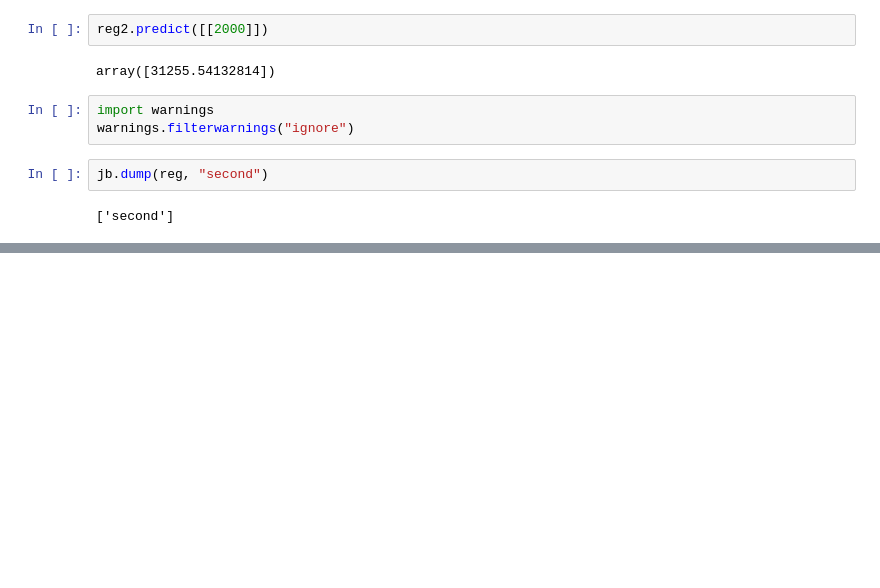
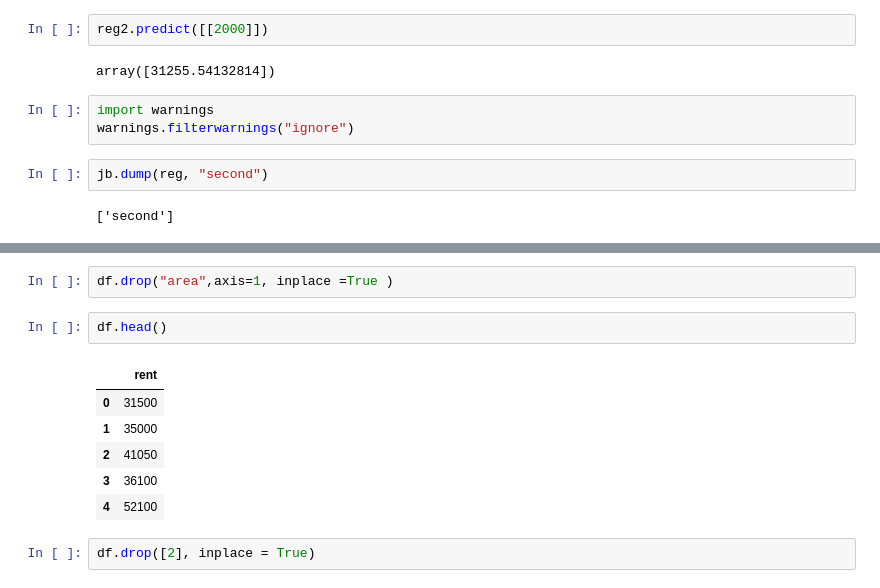
Before and after one commit to jarinraya02/Machine_Learning_Course, a Jupyter notebook: Class 1/Practice1.ipynb, the cells around one changed output, grey strips where cells are left out. Drawn from its saved outputs; the diff is of its cells as text; blank space fills up the shorter version.

```diff
--- a/Class 1/Practice1.ipynb
+++ b/Class 1/Practice1.ipynb
@@ -428,0 +442,13 @@ jb.dump(reg, "second")
+# %%
+df.drop("area",axis=1, inplace =True )
+# %%
+df.head()
+# %% [output]
+|  | rent |
+| 0 | 31500 |
+| 1 | 35000 |
+| 2 | 41050 |
+| 3 | 36100 |
+| 4 | 52100 |
+# %%
+df.drop([2], inplace = True)
```
Also changed, not shown: parts of 17 cells of this notebook, 3 other files.
